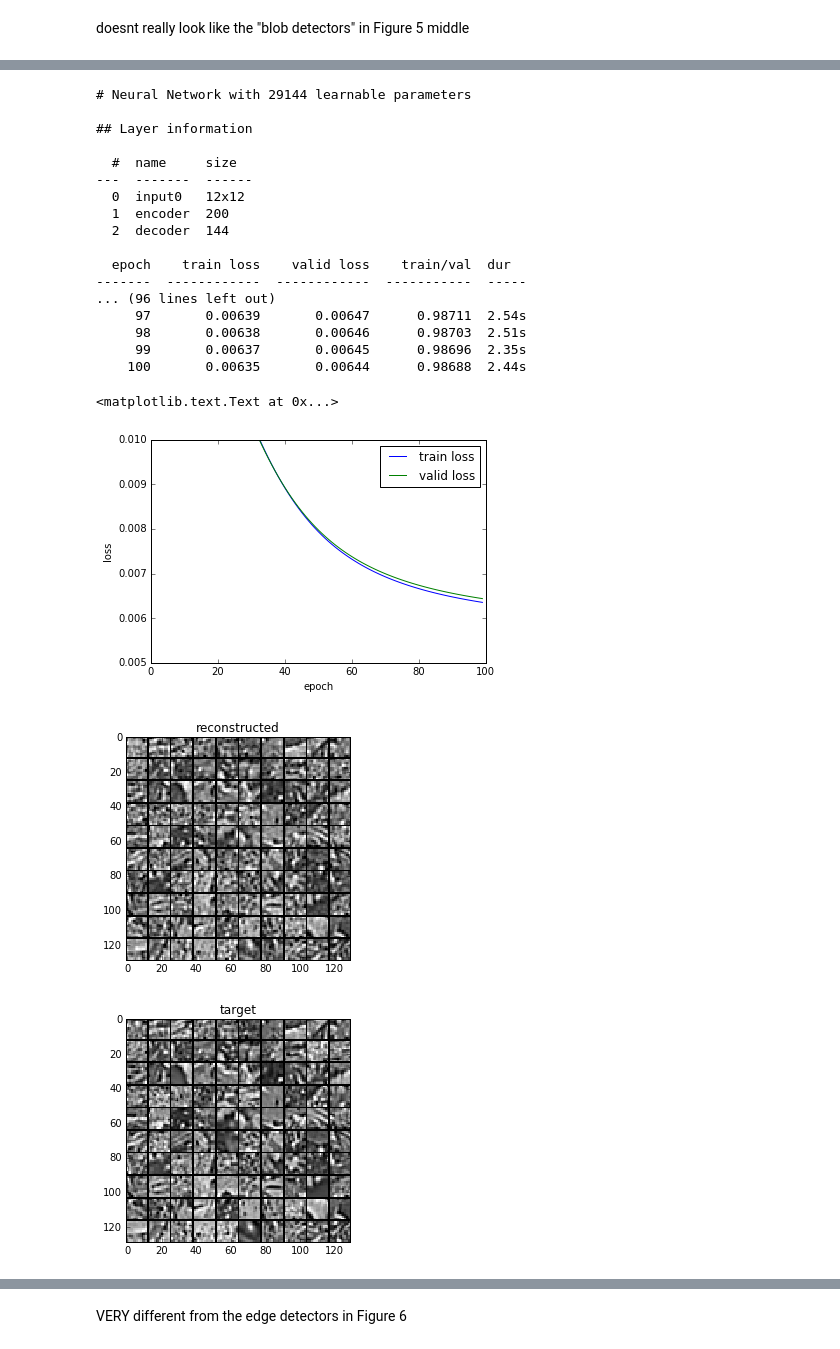
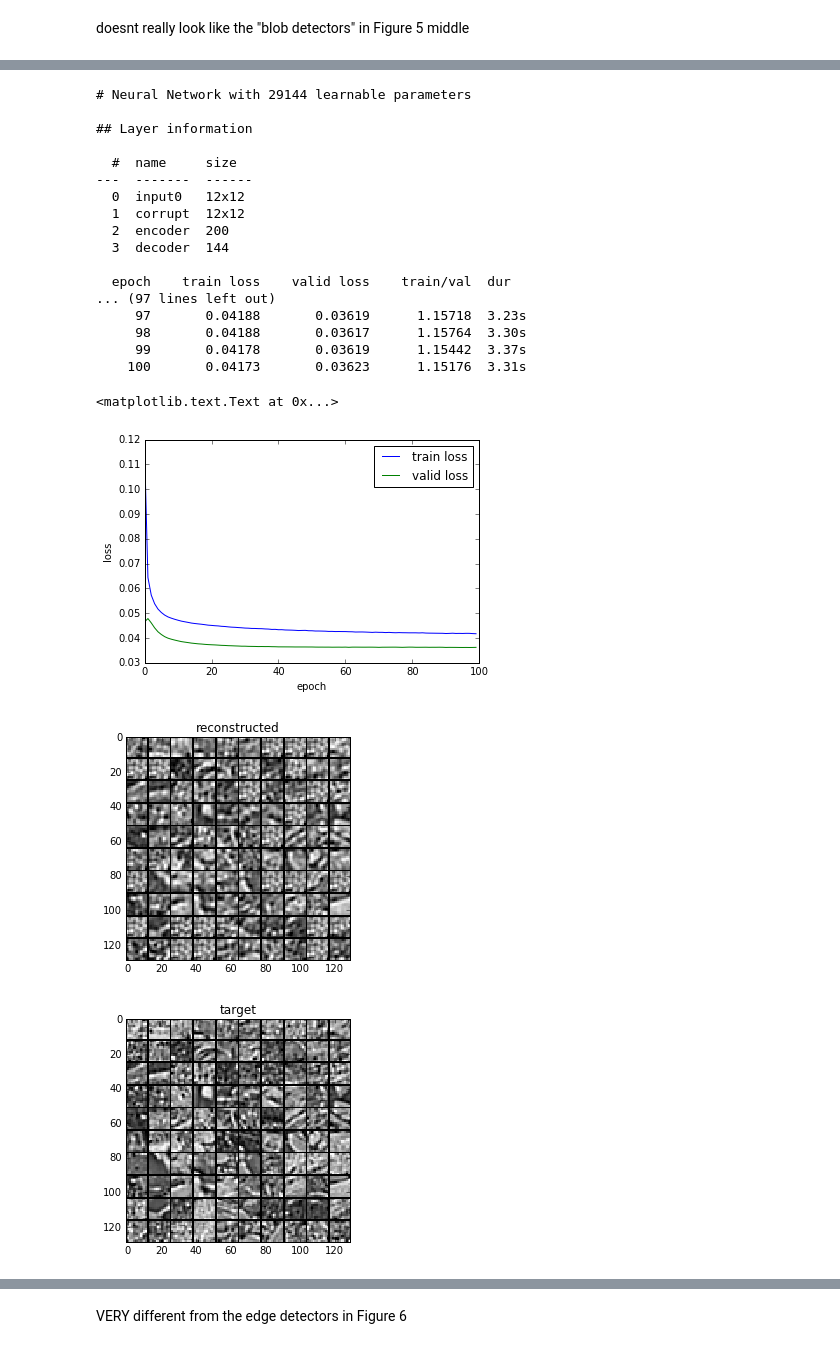
Before and after one commit to redst4r/stacked_denoising_autoencoders, a Jupyter notebook: sdae.ipynb, the cells around one changed output, grey strips where cells are left out. Saved outputs shown, nothing was run; the diff lists cells and outputs as text; code cells hidden in the pictures.

Commit message:
FIX: added GaussianNoiseLayer into the DenoisingAE

```diff
--- a/sdae.ipynb
+++ b/sdae.ipynb
@@ -143,10 +136,12 @@ tile_raster_images(X_corrupted[0:100,:], (patchSize,patchSize), (10,10), tile_sp
 # %%
+sigma = 0.5 #corrupt the data with gaussian noise
 encode_size = 200
 
-#again, tied weights in the en/decoder
+# again, tied weights in the en/decoder
 sharedWeights2 = theano.shared(GlorotUniform().sample(shape=(X.shape[1]**2, encode_size))) #
 layers2 = [
     (InputLayer, {'shape': (None, X.shape[1], X.shape[2])}),
+    (GaussianNoiseLayer, {'name': 'corrupt', 'sigma': sigma}),
     (DenseLayer, {'name': 'encoder', 'num_units': encode_size, 'nonlinearity': rectify, 'W': sharedWeights2 }),
     (DenseLayer, {'name': 'decoder','num_units': patchSize**2, 'nonlinearity': linear, 'W': sharedWeights2.T}),
 ]
@@ -161,7 +156,7 @@ ae2 = NeuralNet(
     verbose=1
 )
 # %%
-ae2.fit(X_corrupted, X_out);
+ae2.fit(X, X_out);
 # %% [output]
 # Neural Network with 29144 learnable parameters
 
@@ -170,28 +165,28 @@ ae2.fit(X_corrupted, X_out);
   #  name     size
 ---  -------  ------
   0  input0   12x12
-  1  encoder  200
-  2  decoder  144
+  1  corrupt  12x12
+  2  encoder  200
+  3  decoder  144
 
   epoch    train loss    valid loss    train/val  dur
--------  ------------  ------------  -----------  -----
-... (96 lines left out)
-     97       0.00639       0.00647      0.98711  2.54s
-     98       0.00638       0.00646      0.98703  2.51s
-     99       0.00637       0.00645      0.98696  2.35s
-    100       0.00635       0.00644      0.98688  2.44s
+... (97 lines left out)
+     97       0.04188       0.03619      1.15718  3.23s
+     98       0.04188       0.03617      1.15764  3.30s
+     99       0.04178       0.03619      1.15442  3.37s
+    100       0.04173       0.03623      1.15176  3.31s
 # %%
-plot_loss(ae2);ylim([0.005,0.01])
+plot_loss(ae2)#;ylim([0.005,0.01])
 
 # predictions
-X_pred = ae2.predict(X_corrupted)
+X_pred = ae2.predict(X)
 tile_raster_images(X_pred[0:100,:], (patchSize,patchSize), (10,10), tile_spacing=(1,1)); title('reconstructed')
 tile_raster_images(X_out[0:100,:], (patchSize,patchSize), (10,10), tile_spacing=(1,1)); title('target')
 # %% [output]
 <matplotlib.text.Text at 0x...>
-[figure, old version]
+[figure, new version]
-[figure, old version]
+[figure, new version]
-[figure, old version]
+[figure, new version]
 # %%
 #filters
 W_encode = ae2.layers_['encoder'].W.get_value()
```
Also changed, not shown: parts of 4 cells of this notebook.
